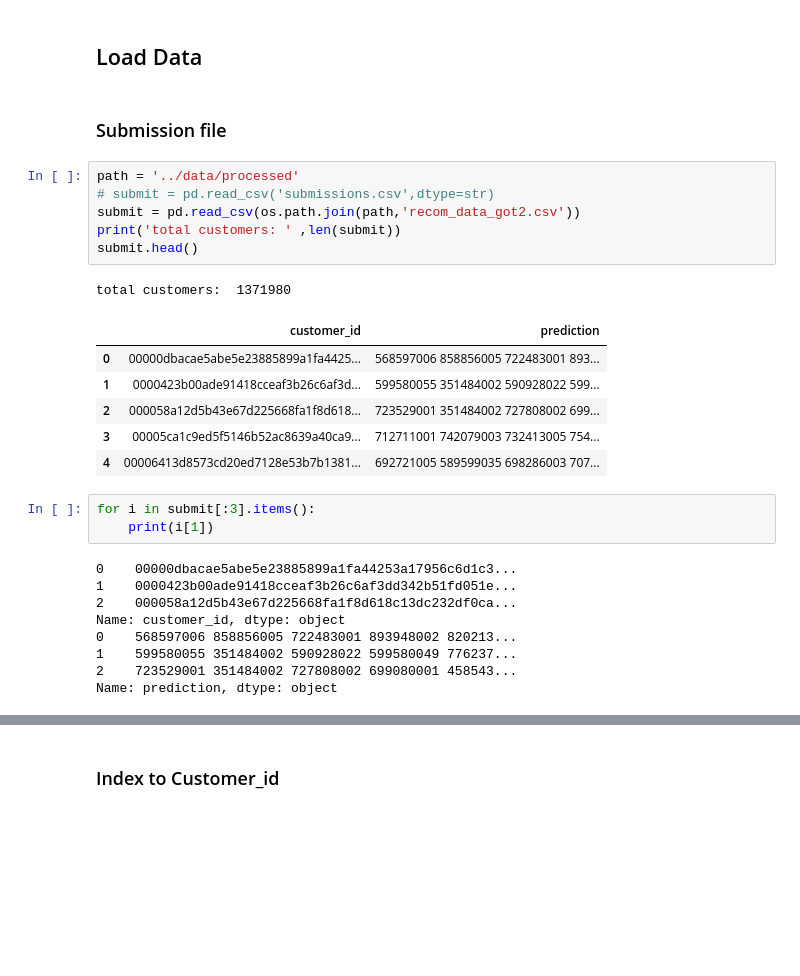
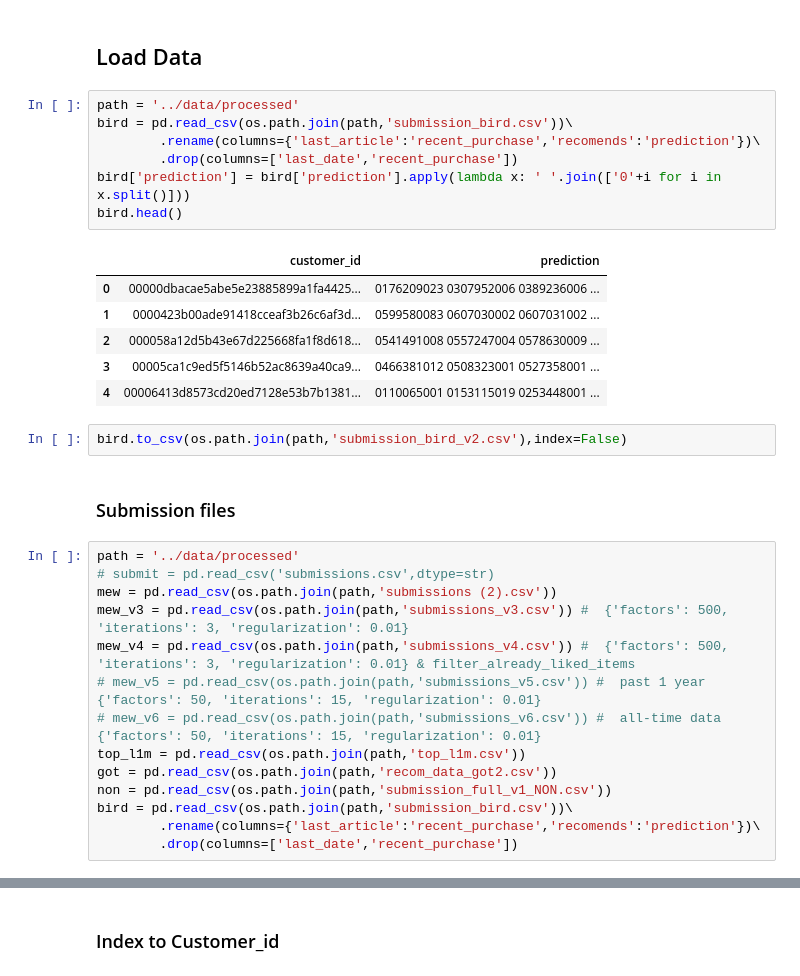
Before and after one commit to mewprakarn/Product_Personalization_Project, a Jupyter notebook: model/1.Evaluation_Metric_V2.ipynb, the cells around one changed output, grey strips where cells are left out. Cells and saved outputs as stored; diff of their text form; blank space fills up the shorter version.

```diff
--- a/model/1.Evaluation_Metric_V2.ipynb
+++ b/model/1.Evaluation_Metric_V2.ipynb
@@ -77,31 +82,35 @@ def mapk(actual, predicted, k=10):
     return np.mean([apk(a,p,k) for a,p in zip(actual, predicted)])
 # %% [markdown]
 ## Load Data
+# %%
+path = '../data/processed'
+bird = pd.read_csv(os.path.join(path,'submission_bird.csv'))\
+        .rename(columns={'last_article':'recent_purchase','recomends':'prediction'})\
+        .drop(columns=['last_date','recent_purchase'])
+bird['prediction'] = bird['prediction'].apply(lambda x: ' '.join(['0'+i for i in x.split()]))
+bird.head()
+# %% [output]
+|  | customer_id | prediction |
+| 0 | 00000dbacae5abe5e23885899a1fa4425... | 0176209023 0307952006 0389236006 ... |
+| 1 | 0000423b00ade91418cceaf3b26c6af3d... | 0599580083 0607030002 0607031002 ... |
+| 2 | 000058a12d5b43e67d225668fa1f8d618... | 0541491008 0557247004 0578630009 ... |
+| 3 | 00005ca1c9ed5f5146b52ac8639a40ca9... | 0466381012 0508323001 0527358001 ... |
+| 4 | 00006413d8573cd20ed7128e53b7b1381... | 0110065001 0153115019 0253448001 ... |
+# %%
+bird.to_csv(os.path.join(path,'submission_bird_v2.csv'),index=False)
 # %% [markdown]
-### Submission file
+### Submission files
 # %%
 path = '../data/processed'
 # submit = pd.read_csv('submissions.csv',dtype=str)
-submit = pd.read_csv(os.path.join(path,'recom_data_got2.csv'))
-print('total customers: ' ,len(submit))
-submit.head()
+mew = pd.read_csv(os.path.join(path,'submissions (2).csv'))
+mew_v3 = pd.read_csv(os.path.join(path,'submissions_v3.csv')) #  {'factors': 500, 'iterations': 3, 'regularization': 0.01}
+mew_v4 = pd.read_csv(os.path.join(path,'submissions_v4.csv')) #  {'factors': 500, 'iterations': 3, 'regularization': 0.01} & filter_already_liked_items
+# mew_v5 = pd.read_csv(os.path.join(path,'submissions_v5.csv')) #  past 1 year {'factors': 50, 'iterations': 15, 'regularization': 0.01}
+# mew_v6 = pd.read_csv(os.path.join(path,'submissions_v6.csv')) #  all-time data {'factors': 50, 'iterations': 15, 'regularization': 0.01}
+top_l1m = pd.read_csv(os.path.join(path,'top_l1m.csv'))
+got = pd.read_csv(os.path.join(path,'recom_data_got2.csv'))
+non = pd.read_csv(os.path.join(path,'submission_full_v1_NON.csv'))
+bird = pd.read_csv(os.path.join(path,'submission_bird.csv'))\
+        .rename(columns={'last_article':'recent_purchase','recomends':'prediction'})\
+        .drop(columns=['last_date','recent_purchase'])
-# %% [output]
-total customers:  1371980
-|  | customer_id | prediction |
-| 0 | 00000dbacae5abe5e23885899a1fa4425... | 568597006 858856005 722483001 893... |
-| 1 | 0000423b00ade91418cceaf3b26c6af3d... | 599580055 351484002 590928022 599... |
-| 2 | 000058a12d5b43e67d225668fa1f8d618... | 723529001 351484002 727808002 699... |
-| 3 | 00005ca1c9ed5f5146b52ac8639a40ca9... | 712711001 742079003 732413005 754... |
-| 4 | 00006413d8573cd20ed7128e53b7b1381... | 692721005 589599035 698286003 707... |
-# %%
-for i in submit[:3].items():
-    print(i[1])
-# %% [output]
-0    00000dbacae5abe5e23885899a1fa44253a17956c6d1c3...
-1    0000423b00ade91418cceaf3b26c6af3dd342b51fd051e...
-2    000058a12d5b43e67d225668fa1f8d618c13dc232df0ca...
-Name: customer_id, dtype: object
-0    568597006 858856005 722483001 893948002 820213...
-1    599580055 351484002 590928022 599580049 776237...
-2    723529001 351484002 727808002 699080001 458543...
-Name: prediction, dtype: object
```
Also changed, not shown: parts of 15 cells of this notebook, 8 other files.
